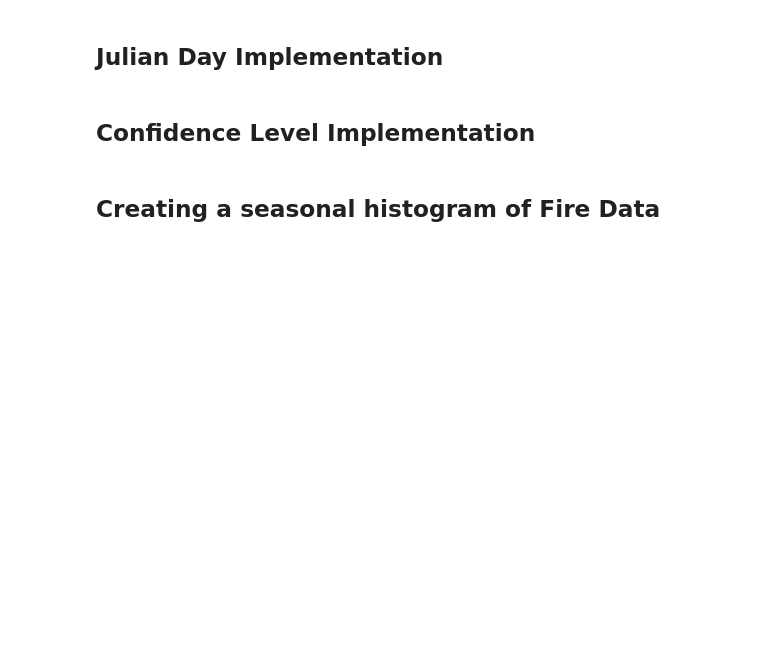
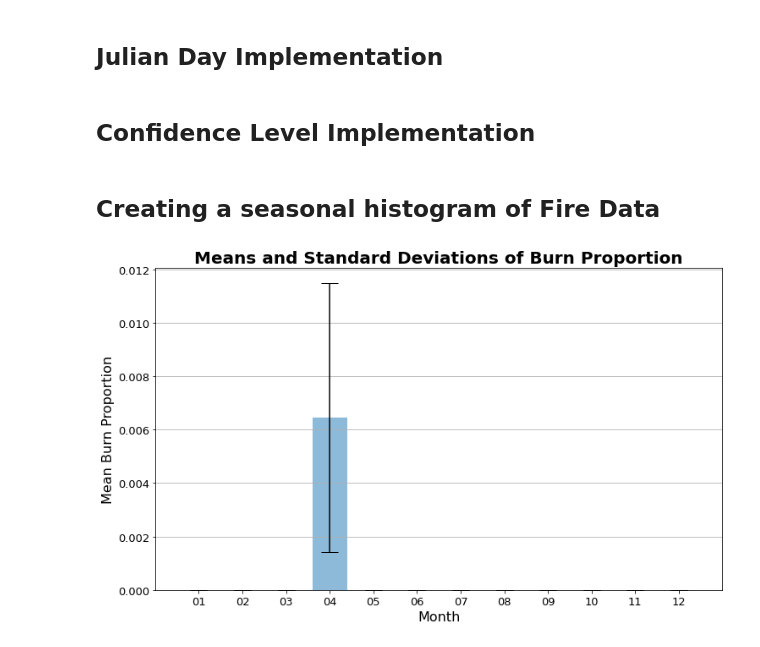
Before and after one commit to ai4er-cdt/WildfireDistribution, a Jupyter notebook: notebooks/exploratory/1.0_hc_modis_preprocessing.ipynb, the cells around one changed output. Cells and saved outputs as stored; diff of their text form; code cells hidden in the pictures; blank space fills up the shorter version.

Commit message:
Adds hist plot for mean/std dev proportions

```diff
--- a/notebooks/exploratory/1.0_hc_modis_preprocessing.ipynb
+++ b/notebooks/exploratory/1.0_hc_modis_preprocessing.ipynb
@@ -456,0 +516,4 @@ for month in monthly_totals:
+# %%
+fire_data.plot_hist_non_zero_proportion()
+# %% [output]
+[figure, added]
```
Also changed, not shown: parts of 6 cells of this notebook.
